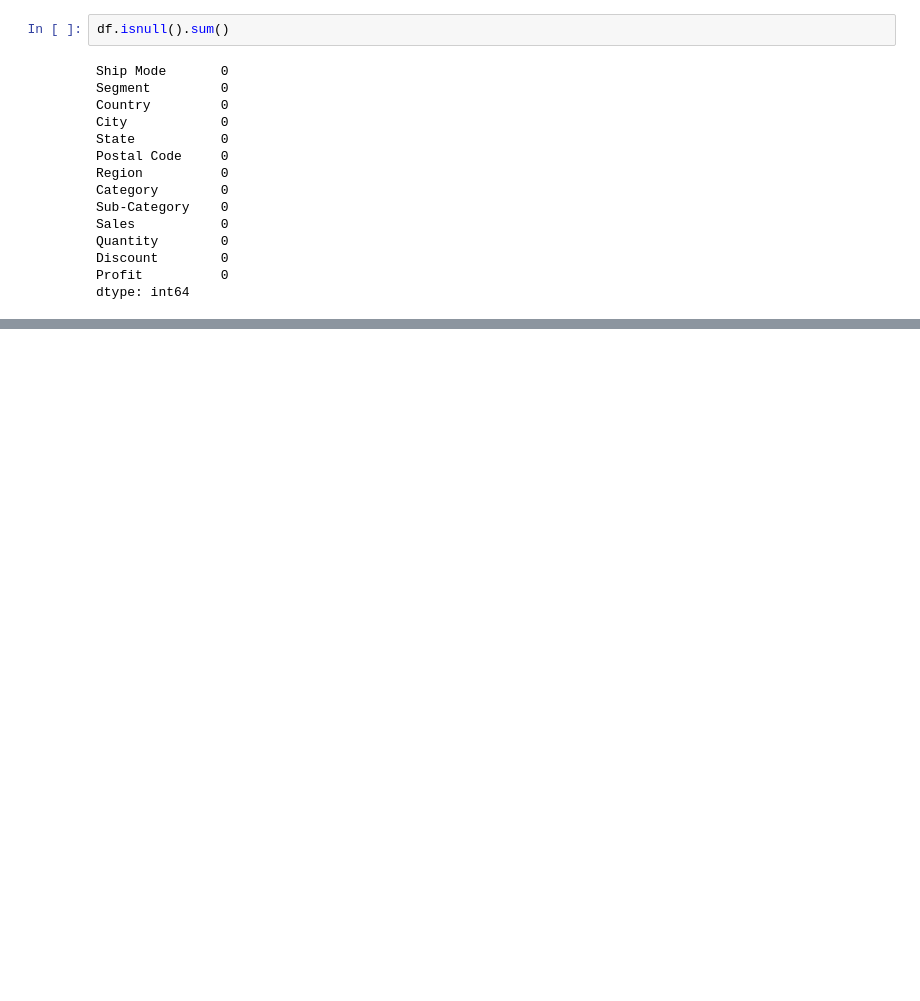
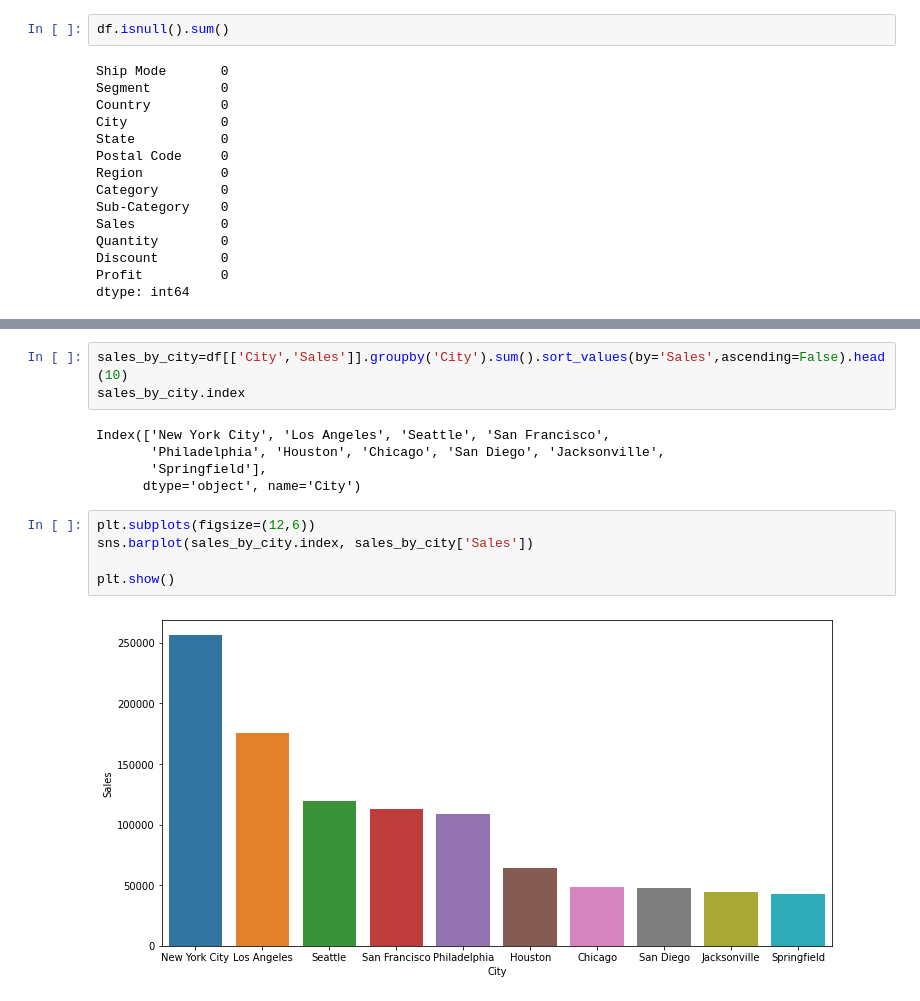
Before and after one commit to tawadesharad/Exploratory-Data-Analysis-Superstore-Dataset, a Jupyter notebook: EDA_Superstore.ipynb, the cells around one changed output, grey strips where cells are left out. Cells and saved outputs as stored; diff of their text form; blank space fills up the shorter version.

```diff
--- a/EDA_Superstore.ipynb
+++ b/EDA_Superstore.ipynb
@@ -32,0 +60,15 @@ dtype: int64
+# %%
+sales_by_city=df[['City','Sales']].groupby('City').sum().sort_values(by='Sales',ascending=False).head(10)
+sales_by_city.index
+# %% [output]
+Index(['New York City', 'Los Angeles', 'Seattle', 'San Francisco',
+       'Philadelphia', 'Houston', 'Chicago', 'San Diego', 'Jacksonville',
+       'Springfield'],
+      dtype='object', name='City')
+# %%
+plt.subplots(figsize=(12,6))
+sns.barplot(sales_by_city.index, sales_by_city['Sales'])
+
+plt.show()
+# %% [output]
+[figure, added]
```
Also changed, not shown: parts of 8 cells of this notebook.
